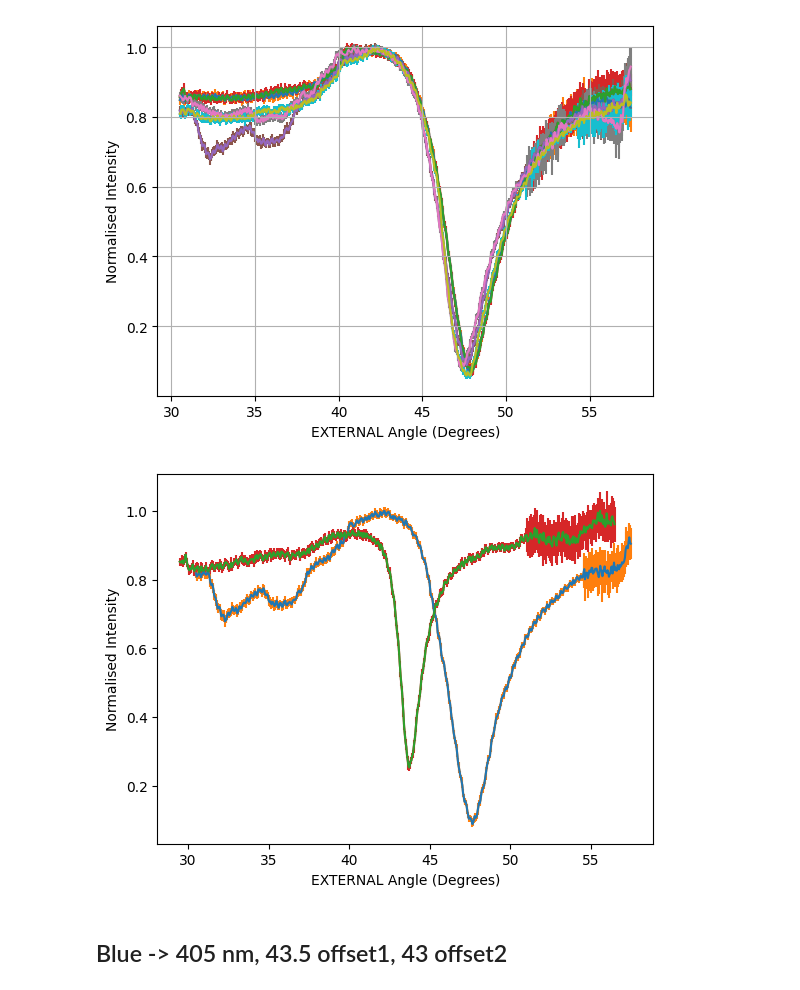
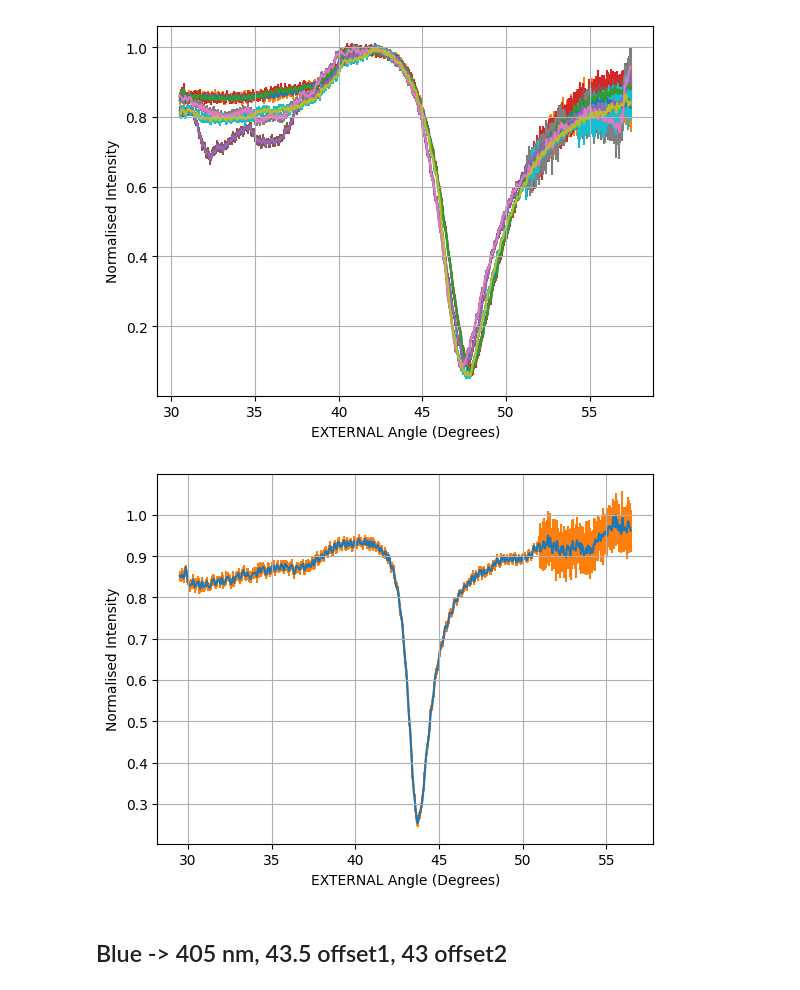
Before and after one commit to daraghhollman/UCD_PASS_Labs, a Jupyter notebook: Surface_Plasmons/Python/surfacePlasmonsAnalysis.ipynb, the cells around one changed output. Saved outputs shown, nothing was run; the diff lists cells and outputs as text; code cells hidden in the pictures.

Commit message:
plotting hell

```diff
--- a/Surface_Plasmons/Python/surfacePlasmonsAnalysis.ipynb
+++ b/Surface_Plasmons/Python/surfacePlasmonsAnalysis.ipynb
@@ -66,15 +66,15 @@ def NormaliseData(data):
     data[:,1] = [el / maxVal for el in data[:,1]]
     return data
 # %%
-def PlotFile(path, angleMode = "external", offset=30.5, normalise=True, errors=True, label=""):
+def PlotFile(path, angleMode = "external", offset=30.5, normalise=True, errors=True, label="", showPlot=True, returnData=False):
     if type(path) == str: data = LoadFile(path)
     if type(path) == np.ndarray : data = path
 
     if normalise:
         data = NormaliseData(data)
-        plt.ylabel("Normalised Intensity")
+        if showPlot: plt.ylabel("Normalised Intensity")
     else:
-        plt.ylabel("Intensity")
+        if showPlot: plt.ylabel("Intensity")
 
     if angleMode == "external":
         data = ConvertNToDegrees(data, offset, mode="external")
@@ -82,14 +82,19 @@ def PlotFile(path, angleMode = "external", offset=30.5, normalise=True, errors=T
     if angleMode == "internal":
         data = ConvertNToDegrees(data, offset, mode="internal")
 
-    plt.xlabel(f"{angleMode.upper()} Angle (Degrees)")
+    if showPlot:
+        plt.xlabel(f"{angleMode.upper()} Angle (Degrees)")
 
+        plt.plot(data[:,0], data[:,1], label=label, zorder=1)
 
-    plt.plot(data[:,0], data[:,1], label=label, zorder=1)
-    if errors: plt.errorbar(data[:,0], data[:,1], yerr=data[:,2], fmt="", zorder=0)
-    plt.grid()
-    if label != "":
-        plt.legend()
+        if errors: plt.errorbar(data[:,0], data[:,1], yerr=data[:,2], fmt="", zorder=0)
+
+        plt.grid()
+        if label != "":
+            plt.legend()
+
+    if returnData:
+        return data
 # %%
 def PlotAverageFiles(pathList, angleMode="external", offset=30.5, normalise=True, errors=True):
 
@@ -161,10 +166,10 @@ for file in fileListGreen:
 # %% [output]
 [figure]
 # %%
-PlotFile("day4_GREEN/day4Green1.txt", offset=30.5)
+#PlotFile("day4_GREEN/day4Green1.txt", offset=30.5)
 PlotFile("13nm/green/green01.txt", offset=29.5)
 # %% [output]
-[figure, old version]
+[figure, new version]
 # %% [markdown]
 ## Blue -> 405 nm, 43.5 offset1, 43 offset2
 # %%
```
Also changed, not shown: parts of 21 cells of this notebook, 10 other files.
